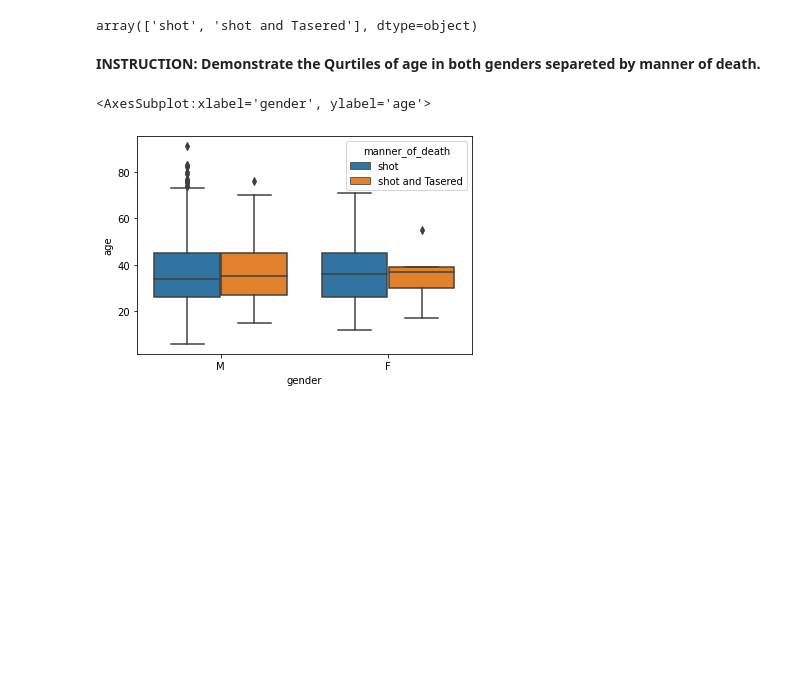
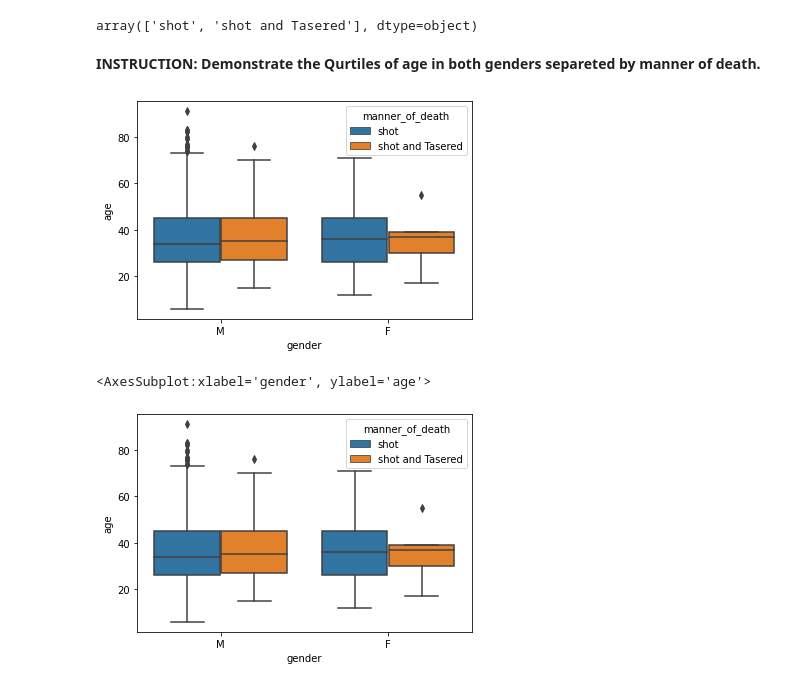
Before and after one commit to Ertugrul-Kurubal/Data-Visualization-With-Python-Projects, a Jupyter notebook: USA Fatal Police Shoot Analyse.ipynb, the cells around one changed output. Drawn from its saved outputs; the diff is of its cells as text; code cells hidden in the pictures; blank space fills up the shorter version.

Commit message:
Kill Manner Age Box Plot

```diff
--- a/USA Fatal Police Shoot Analyse.ipynb
+++ b/USA Fatal Police Shoot Analyse.ipynb
@@ -510,6 +510,11 @@ kill.manner_of_death.unique()
 array(['shot', 'shot and Tasered'], dtype=object)
 # %% [markdown]
 **INSTRUCTION: Demonstrate the Qurtiles of age in both genders separeted by manner of death.**
+# %%
+plt.figure(figsize=(6,4))
+sns.boxplot(x="gender", y="age", data=kill, hue="manner_of_death");
+# %% [output]
+[figure, added]
 # %%
 ................
 # %% [output]
```
